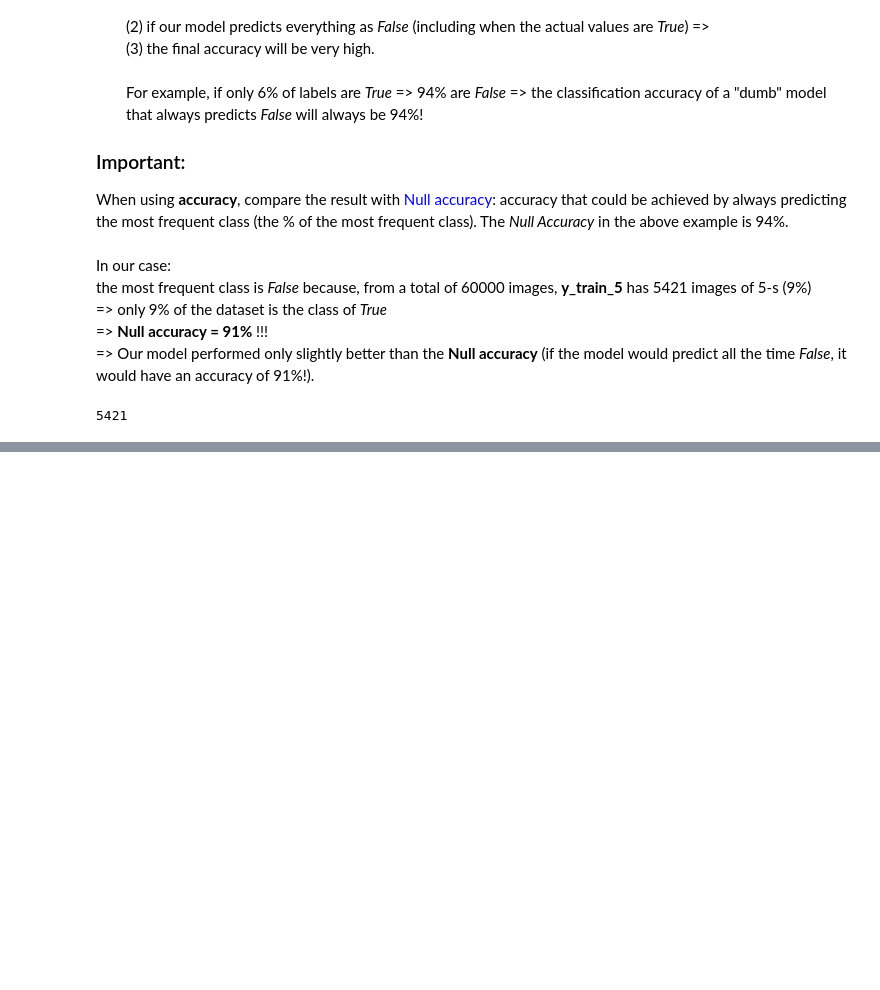
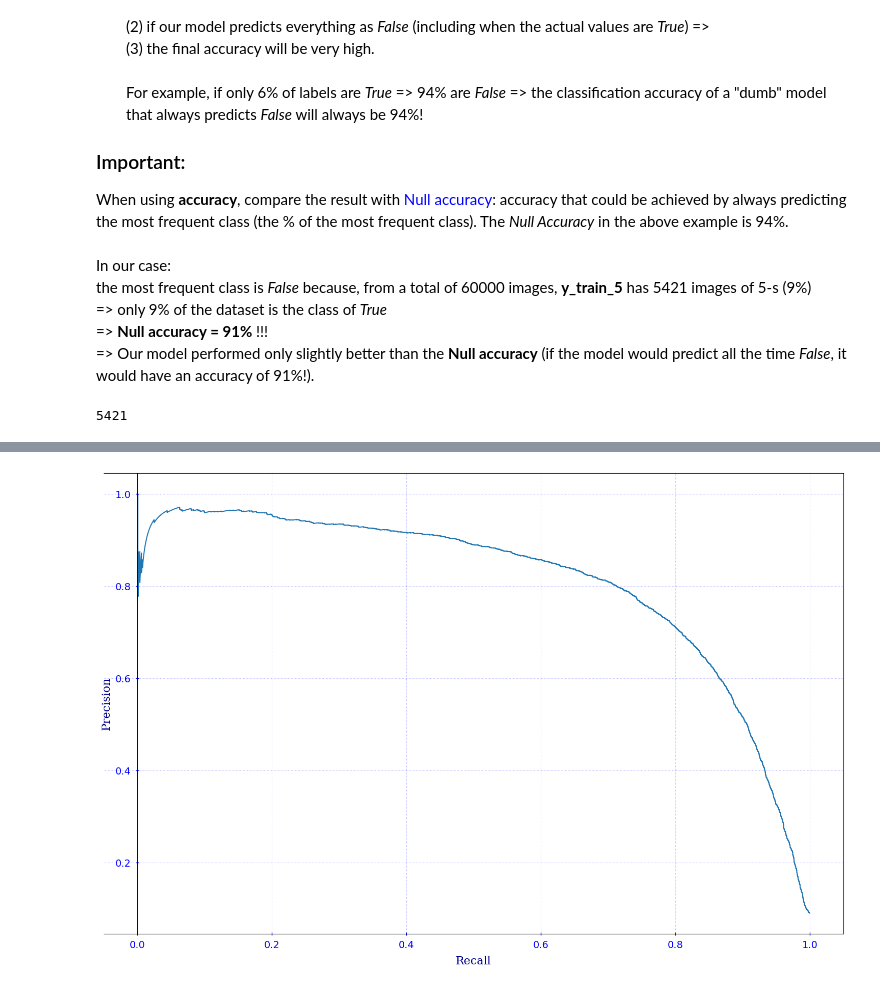
Before and after one commit to marius2347/MNIST-Dataset-Classification-using-Machine-Learning-in-Python, a Jupyter notebook: classification.ipynb, the cells around one changed output, grey strips where cells are left out. Drawn from its saved outputs; the diff is of its cells as text; code cells hidden in the pictures; blank space fills up the shorter version.

```diff
--- a/classification.ipynb
+++ b/classification.ipynb
@@ -357,0 +624,39 @@ np.count_nonzero(y_train_5)  # 5421;  Counts the number of non-zero values into
+# %%
+# 3. Another way to visually select a good precision/recall trade-off is to plot
+#    precision and recall against each other:
+
+plt.subplots(figsize=(15, 10))
+
+plt.xlabel("Recall", labelpad=8, color='darkblue', name='serif', size=16)
+
+plt.ylabel("Precision", color='darkblue', name='serif', size=16)
+
+plt.plot(recalls, precisions)
+
+plt.tick_params(axis="both",    # or 'x', 'y', 'both'
+                which='major',  # Which ticks to apply the following settings; options: 'major', 'minor', 'both'
+                color='b',
+                direction='inout',     # Ticks direction: 'in','out', 'inout'
+                length=4, width=1,
+                labelcolor='b', labelsize=14,
+                pad=7)                # Distance from tick to label (in points)
+
+
+'Place the left and bottom spines to x=0 and y=0, respectively:'
+
+ax = plt.gca()  # gca (get current axes) - returns the current subplot
+
+ax.spines['left'].set_position(('data', 0))    # Alternatively:
+
+plt.grid(which='both',  # 'both', 'minor', 'major' (default)
+         axis='both',   # 'both', 'x', 'y'
+         color='b',
+         alpha=0.3,
+         linestyle=':',
+         linewidth=0.75)
+
+plt.tight_layout()
+
+plt.show()
+# %% [output]
+[figure, added]
```
Also changed, not shown: parts of 151 cells of this notebook.
